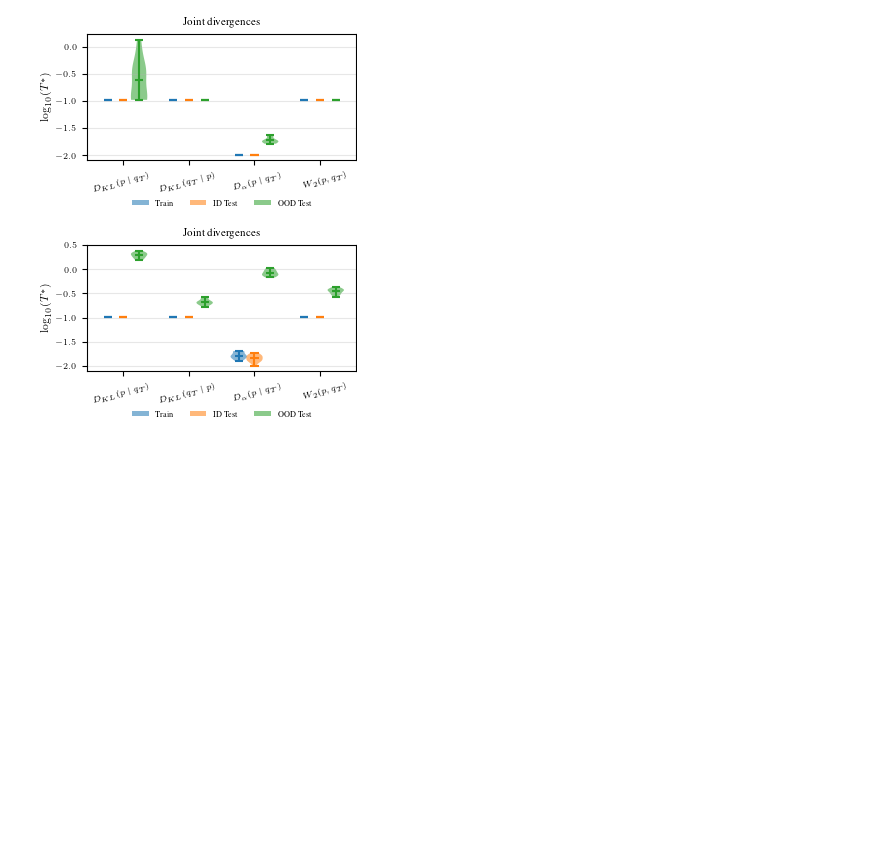
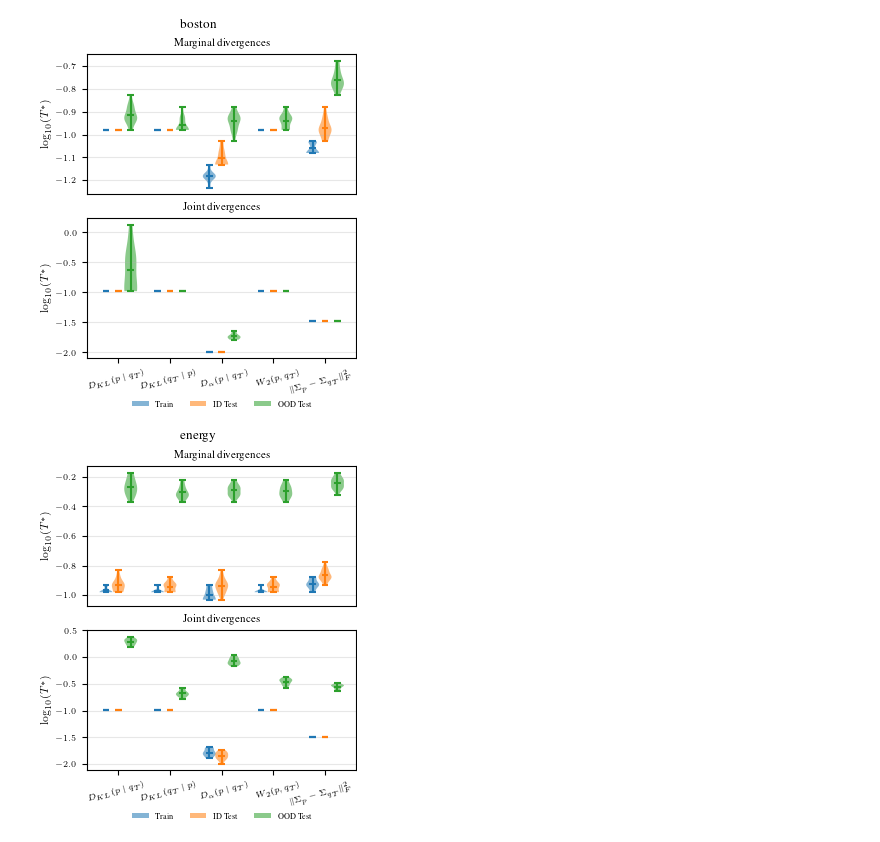
Before and after one commit to jamesacodgers/mfvi-cpe, a Jupyter notebook: play.ipynb, the cells around one changed output. Saved outputs shown, nothing was run; the diff lists cells and outputs as text; code cells hidden in the pictures; blank space fills up the shorter version.

Commit message:
plots

```diff
--- a/play.ipynb
+++ b/play.ipynb
@@ -14,12 +8,12 @@ results = torch.load(path, map_location="cpu", weights_only=False)
 # %%
-figs = raw_id_ood_violin_plots(results, marg_or_joint=False, two_rows_marg_top_joint_bottom=False)
+figs = raw_id_ood_violin_plots(results, marg_or_joint=True, two_rows_marg_top_joint_bottom=True)
 
 datasets = ["boston", "energy", "concrete", "yacht", "wine", "protein", "kin8nm", "power", "naval"]
 i = 0
 for d, f, in figs.items():
     f.show()
     f.savefig(f"figs/uci/paper_figs/{datasets[i]}_violin.pdf", dpi=300)
     i += 1
 # %% [output]
-[figure, old version]
+[figure, new version]
-[figure, old version]
+[figure, new version]
```
Also changed, not shown: parts of 3 cells of this notebook, 10 other files.
